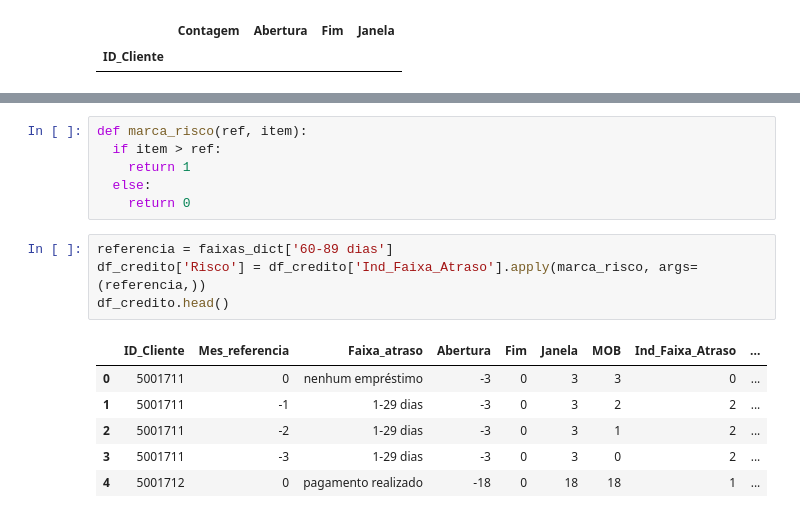
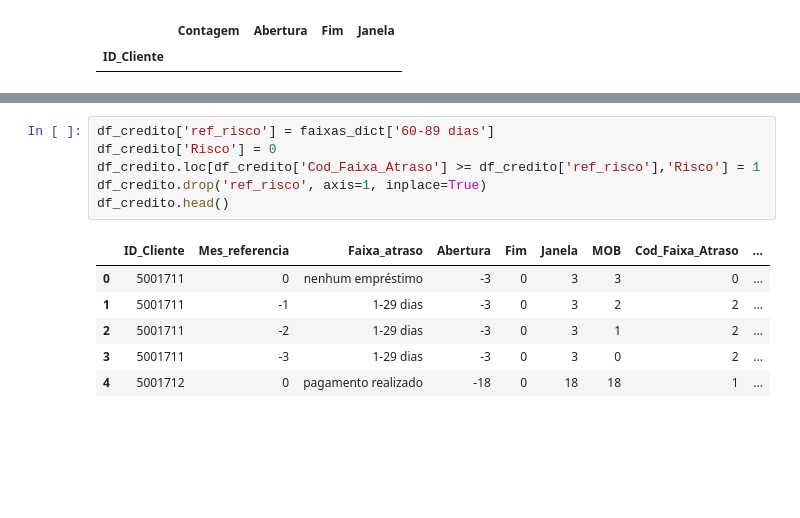
Before and after one commit to ViniciusCastillo/Aprendendo, a Jupyter notebook: ConcessaoCredito.ipynb, the cells around one changed output, grey strips where cells are left out. Saved outputs shown, nothing was run; the diff lists cells and outputs as text; blank space fills up the shorter version.

```diff
--- a/ConcessaoCredito.ipynb
+++ b/ConcessaoCredito.ipynb
@@ -105,21 +106,17 @@ df_credito.head()
 | 2 | 5001711 | -2 | 1-29 dias | -3 | 0 | 3 | 1 | 2 |
 | 3 | 5001711 | -3 | 1-29 dias | -3 | 0 | 3 | 0 | 2 |
 | 4 | 5001712 | 0 | pagamento realizado | -18 | 0 | 18 | 18 | 1 |
-# %%
-def marca_risco(ref, item):
-  if item > ref:
-    return 1
-  else:
-    return 0
-# %%
-referencia = faixas_dict['60-89 dias']
-df_credito['Risco'] = df_credito['Ind_Faixa_Atraso'].apply(marca_risco, args=(referencia,))
-df_credito.head()
-# %% [output]
-|  | ID_Cliente | Mes_referencia | Faixa_atraso | Abertura | Fim | Janela | MOB | Ind_Faixa_Atraso | ... |
-| 0 | 5001711 | 0 | nenhum empréstimo | -3 | 0 | 3 | 3 | 0 | ... |
-| 1 | 5001711 | -1 | 1-29 dias | -3 | 0 | 3 | 2 | 2 | ... |
-| 2 | 5001711 | -2 | 1-29 dias | -3 | 0 | 3 | 1 | 2 | ... |
-| 3 | 5001711 | -3 | 1-29 dias | -3 | 0 | 3 | 0 | 2 | ... |
-| 4 | 5001712 | 0 | pagamento realizado | -18 | 0 | 18 | 18 | 1 | ... |
+# %%
+df_credito['ref_risco'] = faixas_dict['60-89 dias']
+df_credito['Risco'] = 0
+df_credito.loc[df_credito['Cod_Faixa_Atraso'] >= df_credito['ref_risco'],'Risco'] = 1
+df_credito.drop('ref_risco', axis=1, inplace=True)
+df_credito.head()
+# %% [output]
+|  | ID_Cliente | Mes_referencia | Faixa_atraso | Abertura | Fim | Janela | MOB | Cod_Faixa_Atraso | ... |
+| 0 | 5001711 | 0 | nenhum empréstimo | -3 | 0 | 3 | 3 | 0 | ... |
+| 1 | 5001711 | -1 | 1-29 dias | -3 | 0 | 3 | 2 | 2 | ... |
+| 2 | 5001711 | -2 | 1-29 dias | -3 | 0 | 3 | 1 | 2 | ... |
+| 3 | 5001711 | -3 | 1-29 dias | -3 | 0 | 3 | 0 | 2 | ... |
+| 4 | 5001712 | 0 | pagamento realizado | -18 | 0 | 18 | 18 | 1 | ... |
 # %%
```
Also changed, not shown: parts of 9 cells of this notebook.
